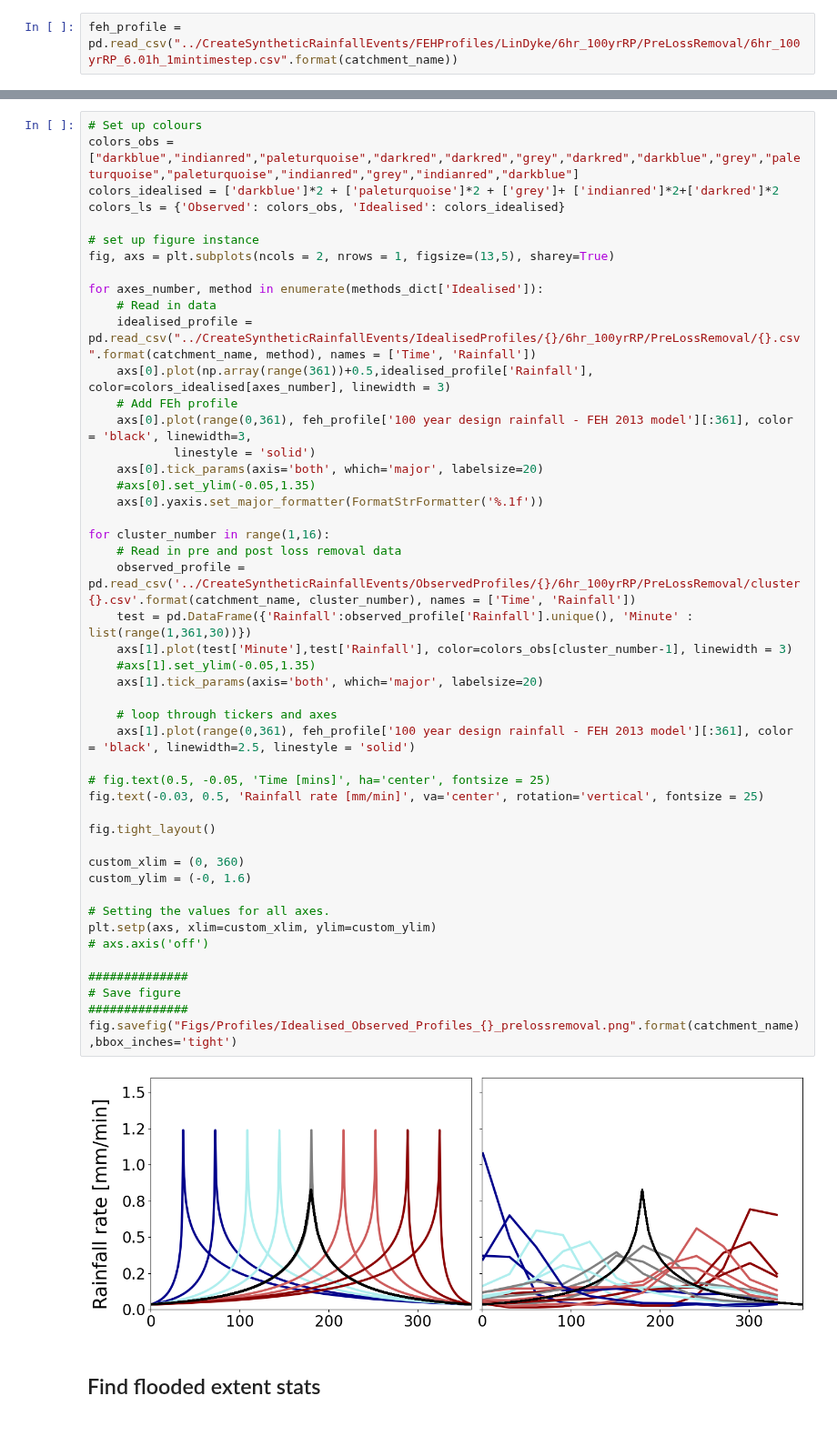
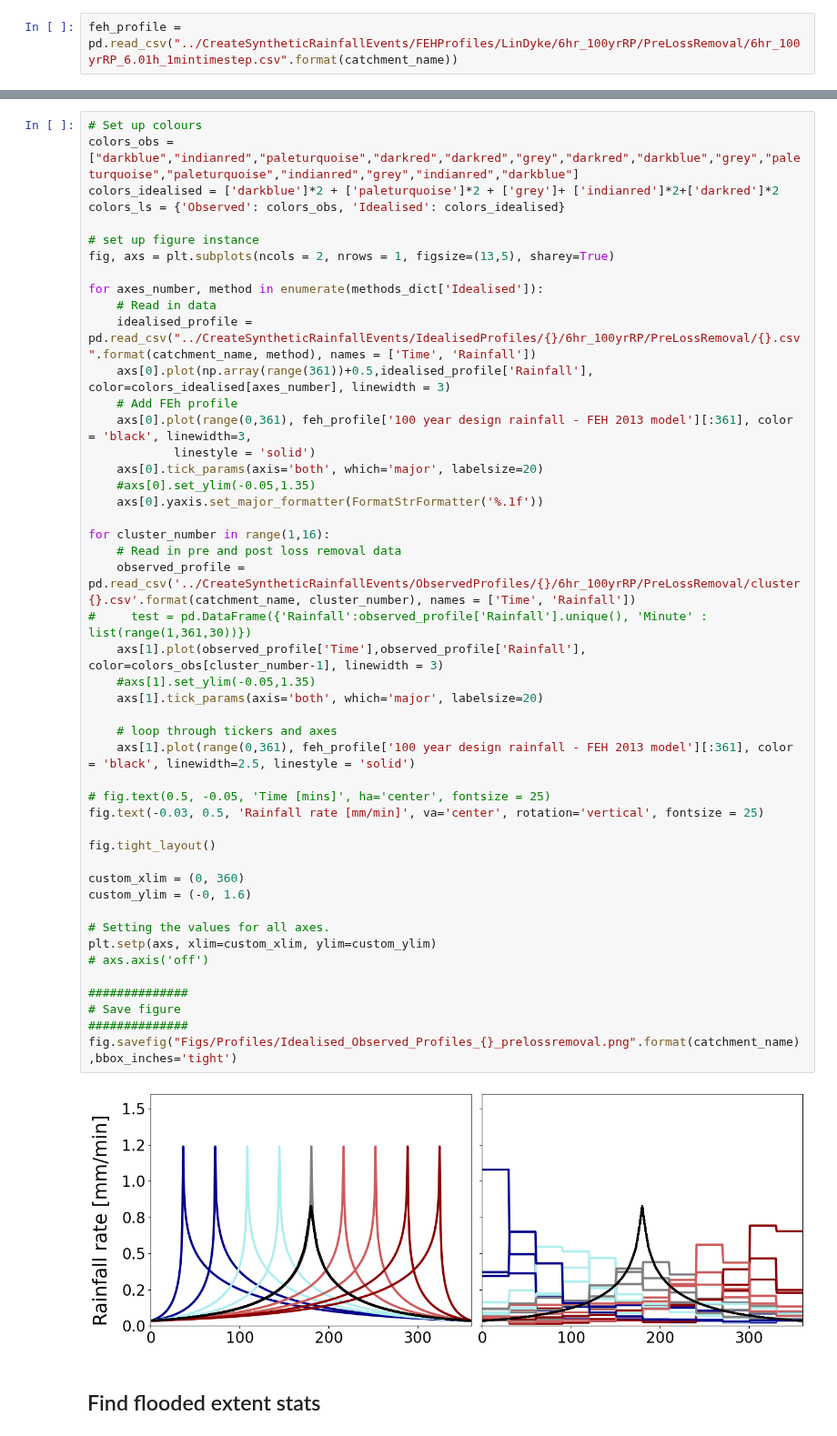
Before and after one commit to masher92/UKCP18, a Jupyter notebook: CatchmentAnalysis/PlotsForPaper/PlotsForPaper.ipynb, the cells around one changed output, grey strips where cells are left out. Shown at 91% size. Drawn from its saved outputs; the diff is of its cells as text.

```diff
--- a/CatchmentAnalysis/PlotsForPaper/PlotsForPaper.ipynb
+++ b/CatchmentAnalysis/PlotsForPaper/PlotsForPaper.ipynb
@@ -110,36 +128,36 @@ for axes_number, method in enumerate(methods_dict['Idealised']):
     axs[0].tick_params(axis='both', which='major', labelsize=20)
     #axs[0].set_ylim(-0.05,1.35)
     axs[0].yaxis.set_major_formatter(FormatStrFormatter('%.1f'))
 
 for cluster_number in range(1,16):
     # Read in pre and post loss removal data
     observed_profile = pd.read_csv('../CreateSyntheticRainfallEvents/ObservedProfiles/{}/6hr_100yrRP/PreLossRemoval/cluster{}.csv'.format(catchment_name, cluster_number), names = ['Time', 'Rainfall'])
-    test = pd.DataFrame({'Rainfall':observed_profile['Rainfall'].unique(), 'Minute' : list(range(1,361,30))})
-    axs[1].plot(test['Minute'],test['Rainfall'], color=colors_obs[cluster_number-1], linewidth = 3)
+#     test = pd.DataFrame({'Rainfall':observed_profile['Rainfall'].unique(), 'Minute' : list(range(1,361,30))})
+    axs[1].plot(observed_profile['Time'],observed_profile['Rainfall'], color=colors_obs[cluster_number-1], linewidth = 3)
     #axs[1].set_ylim(-0.05,1.35)
     axs[1].tick_params(axis='both', which='major', labelsize=20)
 
     # loop through tickers and axes
     axs[1].plot(range(0,361), feh_profile['100 year design rainfall - FEH 2013 model'][:361], color = 'black', linewidth=2.5, linestyle = 'solid')
 
 # fig.text(0.5, -0.05, 'Time [mins]', ha='center', fontsize = 25)
 fig.text(-0.03, 0.5, 'Rainfall rate [mm/min]', va='center', rotation='vertical', fontsize = 25)
 
 fig.tight_layout()
 
 custom_xlim = (0, 360)
 custom_ylim = (-0, 1.6)
 
 # Setting the values for all axes.
 plt.setp(axs, xlim=custom_xlim, ylim=custom_ylim)
 # axs.axis('off')
 
 ##############
 # Save figure
 ##############
 fig.savefig("Figs/Profiles/Idealised_Observed_Profiles_{}_prelossremoval.png".format(catchment_name),bbox_inches='tight')
 # %% [output]
-[figure, old version]
+[figure, new version]
 # %% [markdown]
 ## Find flooded extent stats
 # %%
```
Also changed, not shown: parts of 9 cells of this notebook, 29 other files.
